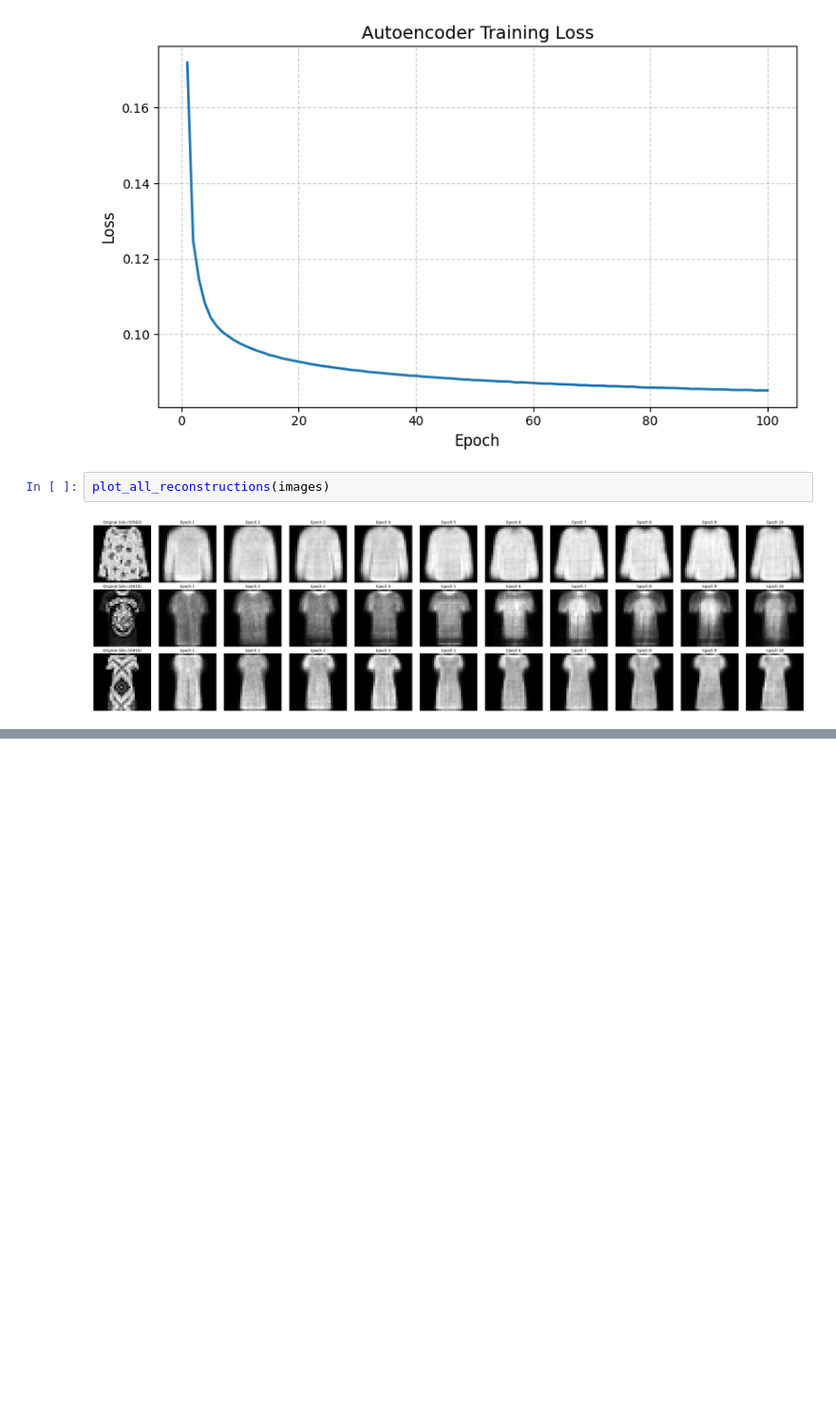
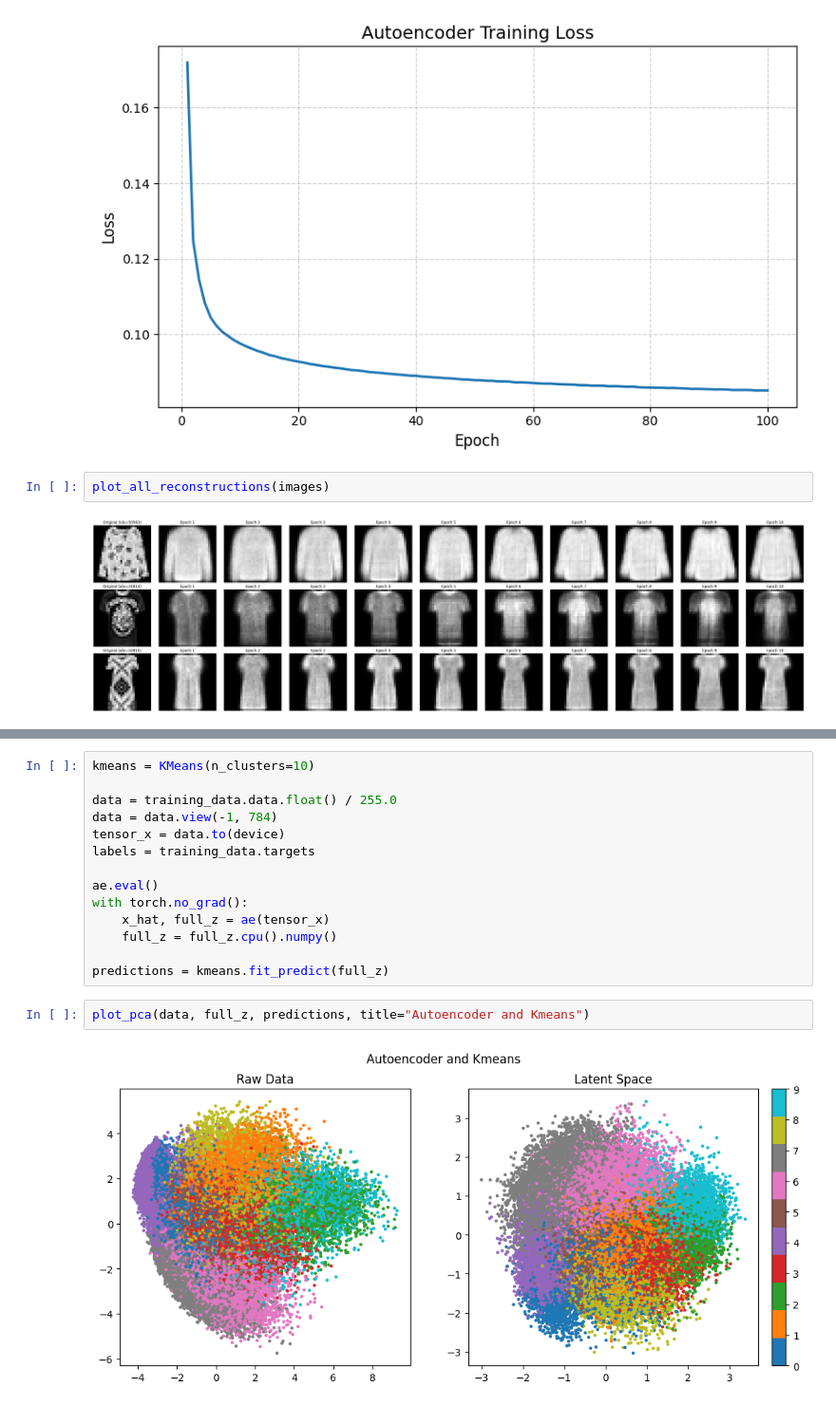
Before and after one commit to woullufy/deep-embedded-clustering, a Jupyter notebook: notebooks/autoencoder.ipynb, the cells around one changed output, grey strips where cells are left out. Shown at 95% size. Drawn from its saved outputs; the diff is of its cells as text; blank space fills up the shorter version.

```diff
--- a/notebooks/autoencoder.ipynb
+++ b/notebooks/autoencoder.ipynb
@@ -115,0 +119,18 @@ plot_ae_reconstructions(
+# %%
+kmeans = KMeans(n_clusters=10)
+
+data = training_data.data.float() / 255.0
+data = data.view(-1, 784)
+tensor_x = data.to(device)
+labels = training_data.targets
+
+ae.eval()
+with torch.no_grad():
+    x_hat, full_z = ae(tensor_x)
+    full_z = full_z.cpu().numpy()
+
+predictions = kmeans.fit_predict(full_z)
+# %%
+plot_pca(data, full_z, predictions, title="Autoencoder and Kmeans")
+# %% [output]
+[figure, added]
```
Also changed, not shown: parts of 4 cells of this notebook, 2 other files.
